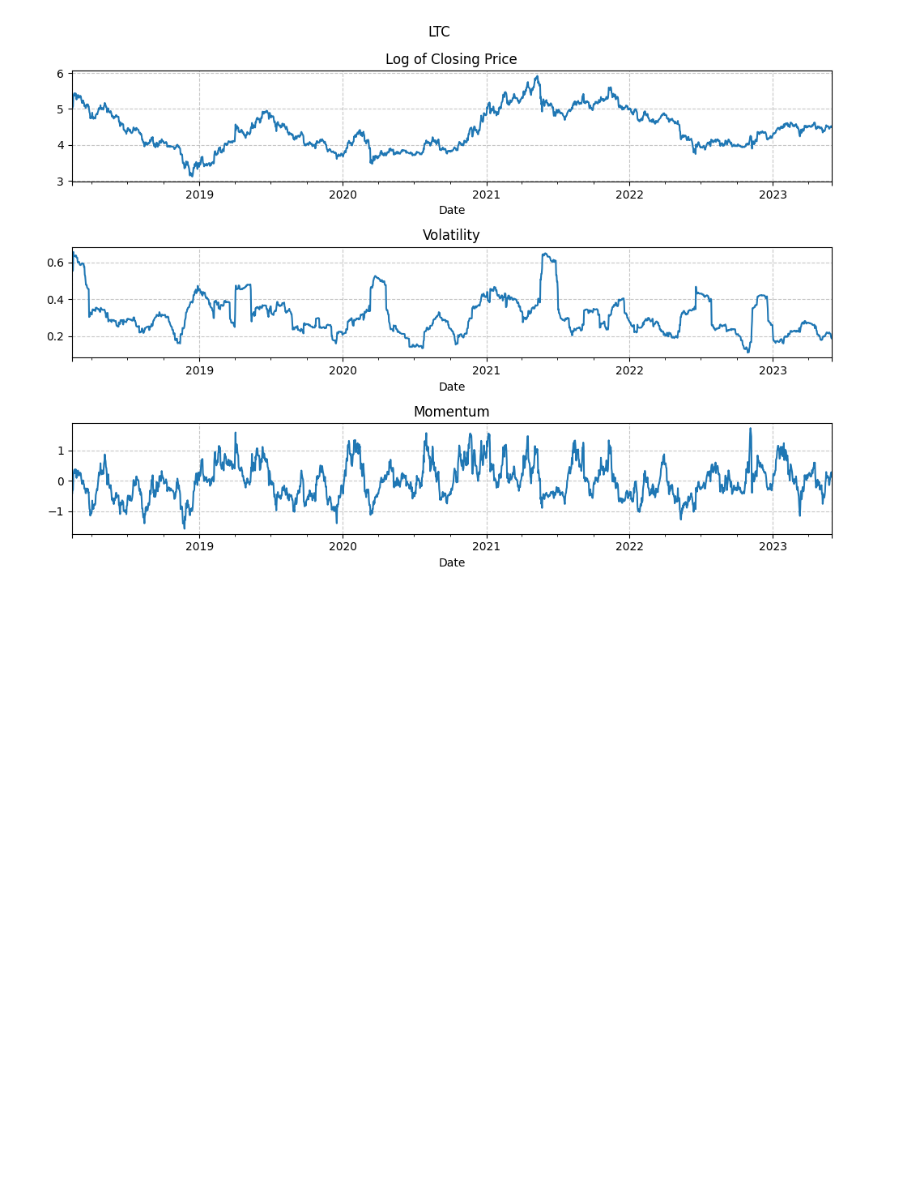
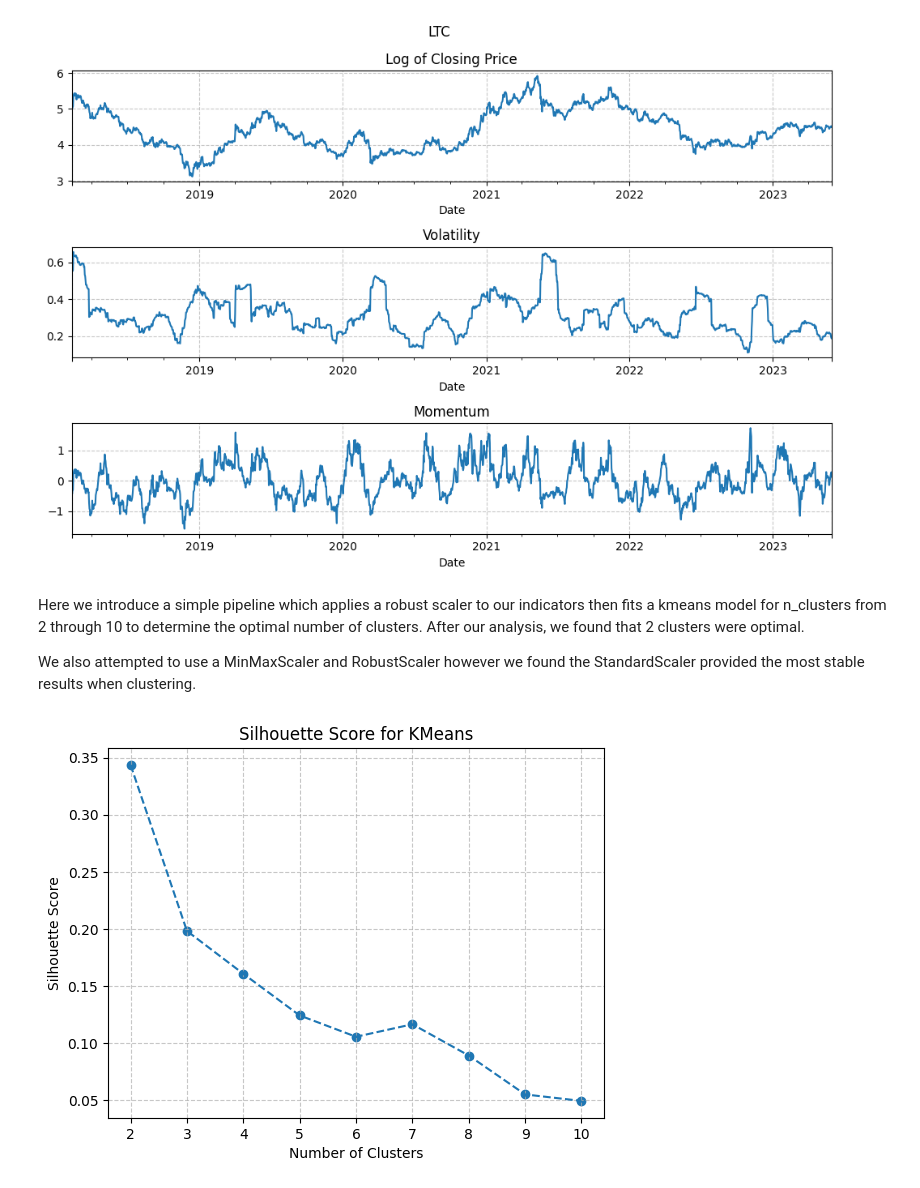
Before and after one commit to Ryanmilgrim/cfrm521_project, a Jupyter notebook: CFRM 521 Final Project.ipynb, the cells around one changed output. Saved outputs shown, nothing was run; the diff lists cells and outputs as text; code cells hidden in the pictures; blank space fills up the shorter version.

```diff
--- a/CFRM 521 Final Project.ipynb
+++ b/CFRM 521 Final Project.ipynb
@@ -235,0 +203,4 @@ data = pd.concat([data, regimes], axis=1)
+# %% [markdown]
+Here we introduce a simple pipeline which applies a robust scaler to our indicators then fits a kmeans model for n_clusters from 2 through 10 to determine the optimal number of clusters. After our analysis, we found that 2 clusters were optimal.
+
+We also attempted to use a MinMaxScaler and RobustScaler however we found the StandardScaler provided the most stable results when clustering.
@@ -235,0 +222,32 @@ data = pd.concat([data, regimes], axis=1)
+# %%
+from sklearn.metrics import silhouette_score
+
+# Fit the pipeline to the for n_clusters = {2 - 10} and record silhouette score.
+scores = dict()
+for n in range(2, 11):
+    pipeline.set_params(kmeans__n_clusters=n)
+    pipeline.fit(X)
+
+    # Transform data to get cluster labels
+    labels = pipeline['kmeans'].labels_
+
+    # Calculate the silhouette score
+    score = silhouette_score(X, labels)
+    scores[n] = score
+
+# Refitting the model to our best found parameter
+n_regimes = 2
+pipeline.set_params(kmeans__n_clusters=n_regimes)
+pipeline.fit(data)
+
+# Plot the scores
+fig, ax = plt.subplots()
+ax.plot(list(scores.keys()), list(scores.values()), linestyle='--')
+ax.scatter(list(scores.keys()), list(scores.values()))
+ax.set_title('Silhouette Score for KMeans')
+ax.set_xlabel('Number of Clusters')
+ax.set_ylabel('Silhouette Score')
+ax.grid(True, alpha=0.7, linestyle='--')
+plt.show()
+# %% [output]
+[figure, added]
```
Also changed, not shown: parts of 19 cells of this notebook.
